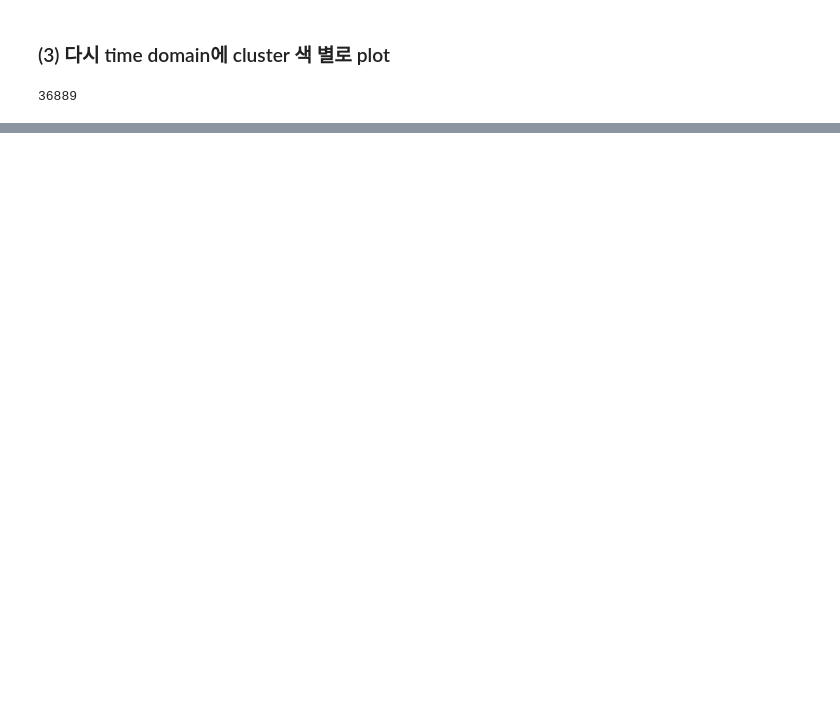
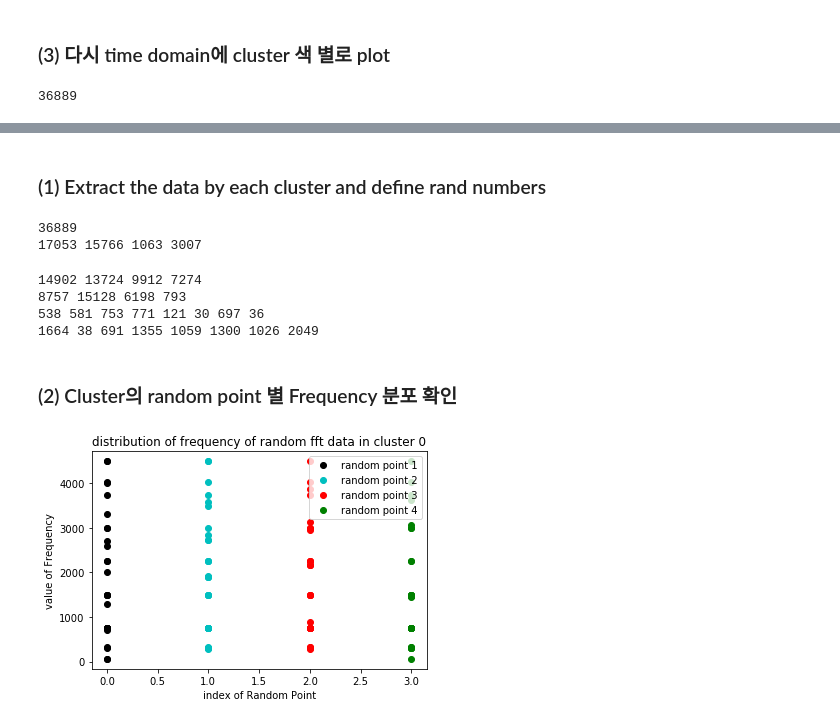
Before and after one commit to JJukE/Analysis_of_Spindle_Motor_Failure, a Jupyter notebook: All-in-one-process (221002)/All-in-one-process.ipynb, the cells around one changed output, grey strips where cells are left out. Saved outputs shown, nothing was run; the diff lists cells and outputs as text; code cells hidden in the pictures; blank space fills up the shorter version.

Commit message:
Frequency별 분석 추가

```diff
--- a/All-in-one-process (221002)/All-in-one-process.ipynb
+++ b/All-in-one-process (221002)/All-in-one-process.ipynb
@@ -423,0 +466,77 @@ print(resDF.loc[resDF['prediction']])
+# %% [markdown]
+### (1) Extract the data by each cluster and define rand numbers
+# %%
+# cluster 별 data 추출
+cluster_0 = resDF[resDF.prediction == 0]
+cluster_1 = resDF[resDF.prediction == 1]
+cluster_2 = resDF[resDF.prediction == 2]
+cluster_3 = resDF[resDF.prediction == 3]
+
+print(len(cluster_0) + len(cluster_1) + len(cluster_2) + len(cluster_3))
+print(len(cluster_0), len(cluster_1), len(cluster_2), len(cluster_3))
+# %% [output]
+36889
+17053 15766 1063 3007
+# %%
+random.seed(1996)
+# random points of cluster 0
+randInd_0 = random.randrange(0, len(cluster_0))
+randInd_0_1 = random.randrange(0, len(cluster_0))
+randInd_0_2 = random.randrange(0, len(cluster_0))
+randInd_0_3 = random.randrange(0, len(cluster_0))
+
+# random points of cluster 1
+randInd_1 = random.randrange(0, len(cluster_1))
+randInd_1_1 = random.randrange(0, len(cluster_1))
+randInd_1_2 = random.randrange(0, len(cluster_1))
+randInd_1_3 = random.randrange(0, len(cluster_1))
+
+# random points of cluster 2
+randInd_2 = random.randrange(0, len(cluster_2))
+randInd_2_1 = random.randrange(0, len(cluster_2))
+randInd_2_2 = random.randrange(0, len(cluster_2))
+randInd_2_3 = random.randrange(0, len(cluster_2))
+randInd_2_4 = random.randrange(0, len(cluster_2))
+randInd_2_5 = random.randrange(0, len(cluster_2))
+randInd_2_6 = random.randrange(0, len(cluster_2))
+randInd_2_7 = random.randrange(0, len(cluster_2))
+
+
+# random points of cluster 3
+randInd_3 = random.randrange(0, len(cluster_3))
+randInd_3_1 = random.randrange(0, len(cluster_3))
+randInd_3_2 = random.randrange(0, len(cluster_3))
+randInd_3_3 = random.randrange(0, len(cluster_3))
+randInd_3_4 = random.randrange(0, len(cluster_3))
+randInd_3_5 = random.randrange(0, len(cluster_3))
+randInd_3_6 = random.randrange(0, len(cluster_3))
+randInd_3_7 = random.randrange(0, len(cluster_3))
+
+print(randInd_0, randInd_0_1, randInd_0_2, randInd_0_3)
+print(randInd_1, randInd_1_1, randInd_1_2, randInd_1_3)
+print(randInd_2, randInd_2_1, randInd_2_2, randInd_2_3, randInd_2_4, randInd_2_5, randInd_2_6, randInd_2_7)
+print(randInd_3, randInd_3_1, randInd_3_2, randInd_3_3, randInd_3_4, randInd_3_5, randInd_3_6, randInd_3_7)
+# %% [output]
+14902 13724 9912 7274
+8757 15128 6198 793
+538 581 753 771 121 30 697 36
+1664 38 691 1355 1059 1300 1026 2049
+# %% [markdown]
+### (2) Cluster의 random point 별 Frequency 분포 확인
+# %%
+x_1 = [0 for i in range(len(cluster_0.iloc[randInd_0]['Filtered_freq_list']))]
+x_2 = [1 for i in range(len(cluster_0.iloc[randInd_0_1]['Filtered_freq_list']))]
+x_3 = [2 for i in range(len(cluster_0.iloc[randInd_0_2]['Filtered_freq_list']))]
+x_4 = [3 for i in range(len(cluster_0.iloc[randInd_0_3]['Filtered_freq_list']))]
+
+plt.plot(x_1, cluster_0.iloc[randInd_0]['Filtered_freq_list'], 'ko', label='random point 1')
+plt.plot(x_2, cluster_0.iloc[randInd_0_1]['Filtered_freq_list'], 'co', label='random point 2')
+plt.plot(x_3, cluster_0.iloc[randInd_0_2]['Filtered_freq_list'], 'ro', label='random point 3')
+plt.plot(x_4, cluster_0.iloc[randInd_0_3]['Filtered_freq_list'], 'go', label='random point 4')
+plt.xlabel('index of Random Point')
+plt.ylabel('value of Frequency')
+plt.title('distribution of frequency of random fft data in cluster 0')
+plt.legend()
+plt.show()
+# %% [output]
+[figure, added]
```
Also changed, not shown: parts of 21 cells of this notebook.
